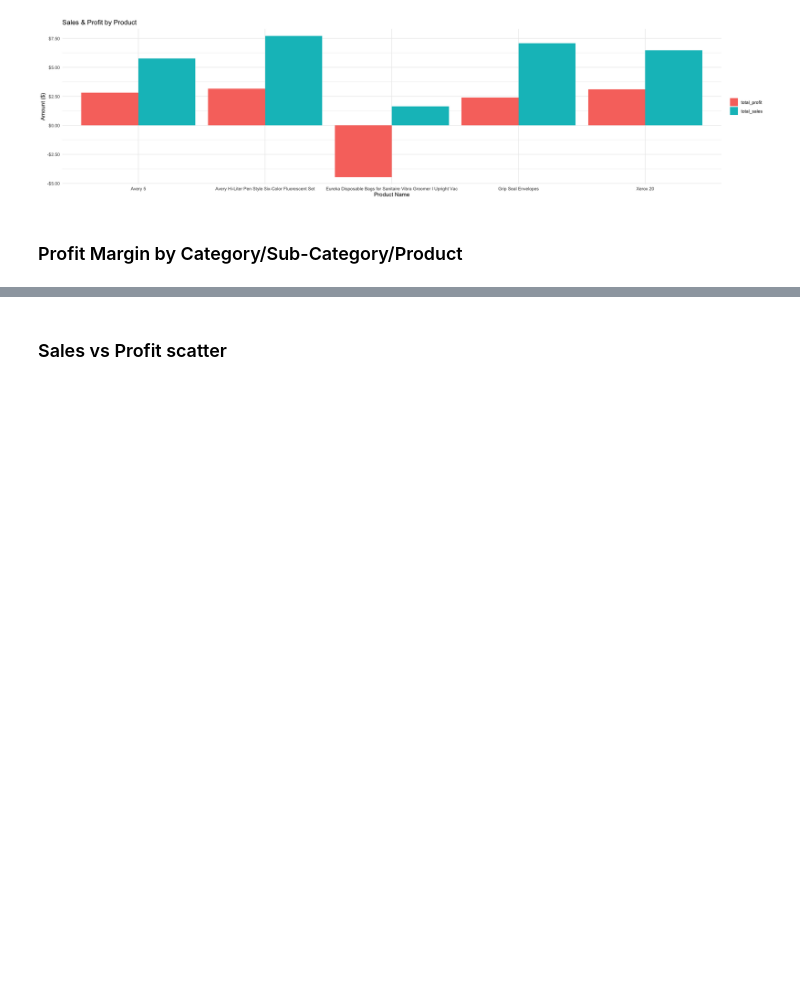
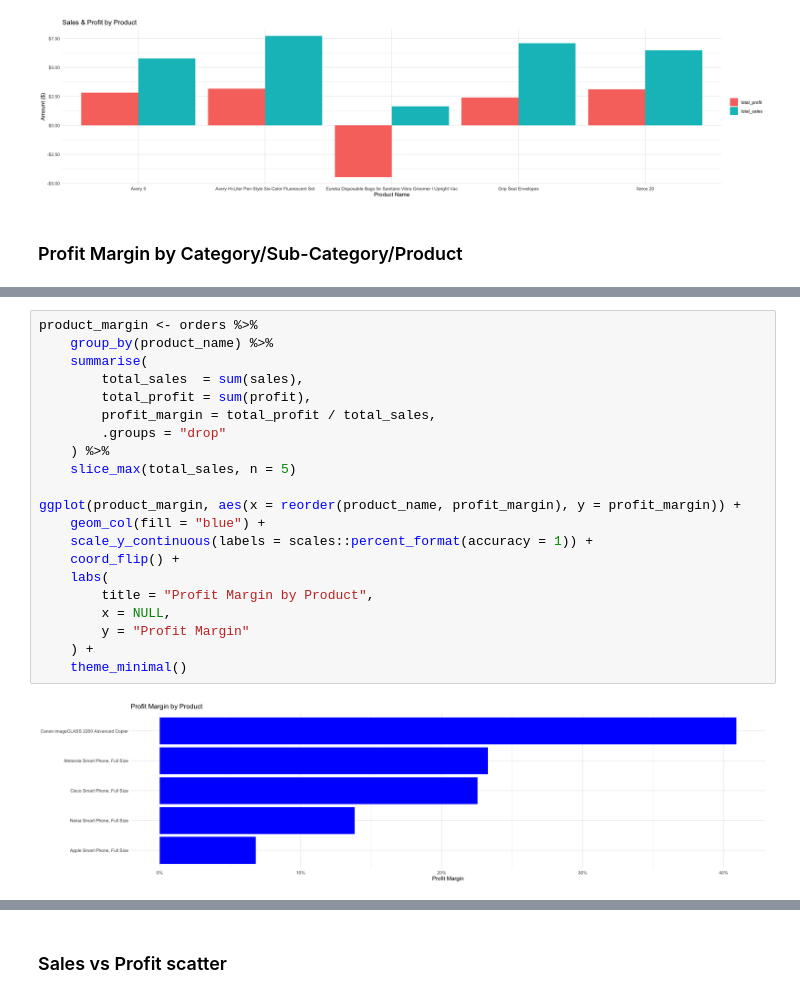
Before and after one commit to aleksiakolo/product-sales-analysis, a Jupyter notebook: notebooks/visualization/01_overall_perfromance.ipynb, the cells around one changed output, grey strips where cells are left out. Saved outputs shown, nothing was run; the diff lists cells and outputs as text; blank space fills up the shorter version.

```diff
--- a/notebooks/visualization/01_overall_perfromance.ipynb
+++ b/notebooks/visualization/01_overall_perfromance.ipynb
@@ -220,0 +223,23 @@ ggplot(subcategory_margin, aes(x = reorder(sub_category, profit_margin), y = pro
+# %%
+product_margin <- orders %>%
+    group_by(product_name) %>%
+    summarise(
+        total_sales  = sum(sales),
+        total_profit = sum(profit),
+        profit_margin = total_profit / total_sales,
+        .groups = "drop"
+    ) %>%
+    slice_max(total_sales, n = 5)
+
+ggplot(product_margin, aes(x = reorder(product_name, profit_margin), y = profit_margin)) +
+    geom_col(fill = "blue") +
+    scale_y_continuous(labels = scales::percent_format(accuracy = 1)) +
+    coord_flip() +
+    labs(
+        title = "Profit Margin by Product",
+        x = NULL,
+        y = "Profit Margin"
+    ) +
+    theme_minimal()
+# %% [output]
+[figure, added]
```
Also changed, not shown: parts of 25 cells of this notebook, 6 other files.
